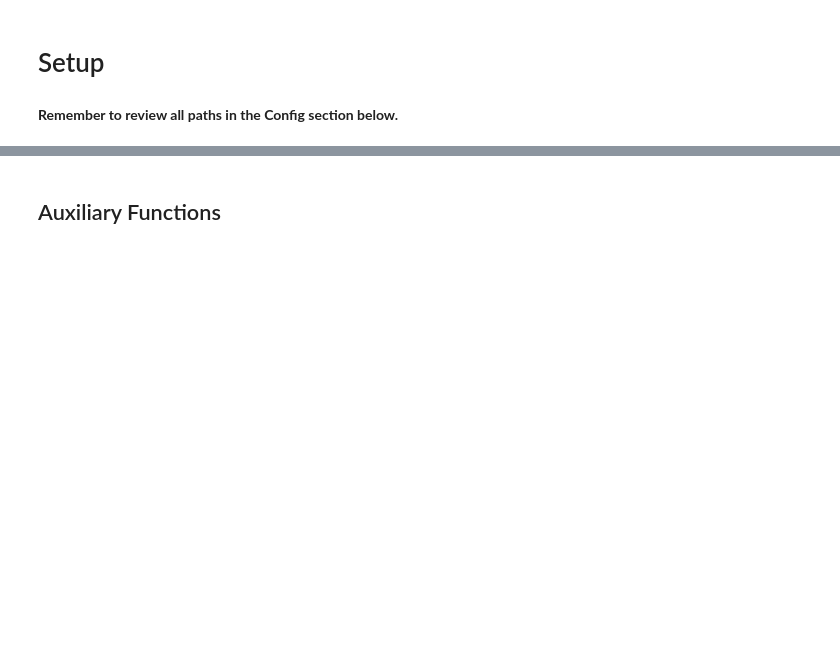
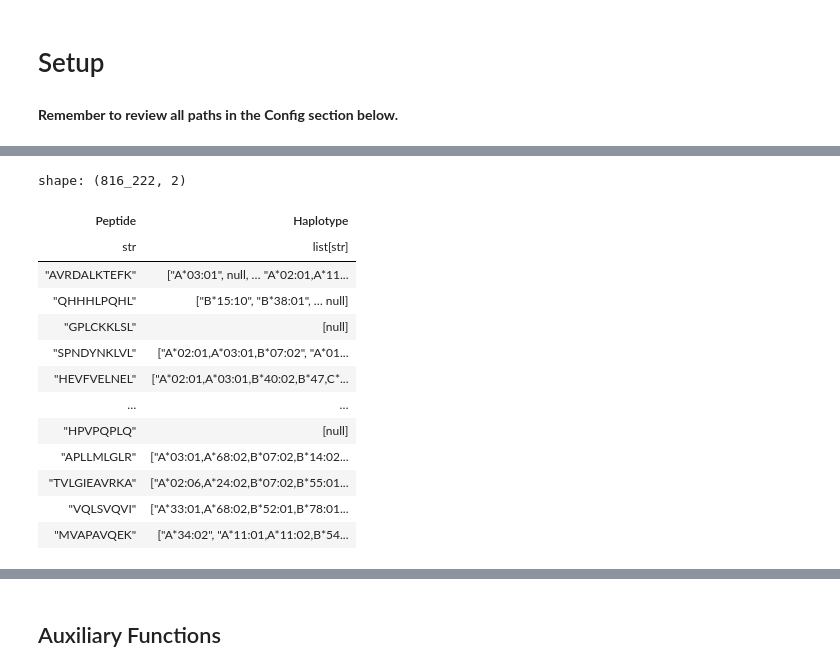
Before and after one commit to immuno-informatics/carmen-analysis, a Jupyter notebook: scripts/analysis_data_generation_and_figures_1.ipynb, the cells around one changed output, grey strips where cells are left out. Saved outputs shown, nothing was run; the diff lists cells and outputs as text; code cells hidden in the pictures; blank space fills up the shorter version.

```diff
--- a/scripts/analysis_data_generation_and_figures_1.ipynb
+++ b/scripts/analysis_data_generation_and_figures_1.ipynb
@@ -289,0 +309,18 @@ np.random.seed(random_seed)
+# %%
+asd=db_main.group_by("Peptide").agg("Haplotype")
+asd
+# %% [output]
+shape: (816_222, 2)
+| Peptide | Haplotype |
+| str | list[str] |
+| "AVRDALKTEFK" | ["A*03:01", null, … "A*02:01,A*11... |
+| "QHHHLPQHL" | ["B*15:10", "B*38:01", … null] |
+| "GPLCKKLSL" | [null] |
+| "SPNDYNKLVL" | ["A*02:01,A*03:01,B*07:02", "A*01... |
+| "HEVFVELNEL" | ["A*02:01,A*03:01,B*40:02,B*47,C*... |
+| … | … |
+| "HPVPQPLQ" | [null] |
+| "APLLMLGLR" | ["A*03:01,A*68:02,B*07:02,B*14:02... |
+| "TVLGIEAVRKA" | ["A*02:06,A*24:02,B*07:02,B*55:01... |
+| "VQLSVQVI" | ["A*33:01,A*68:02,B*52:01,B*78:01... |
+| "MVAPAVQEK" | ["A*34:02", "A*11:01,A*11:02,B*54... |
```
Also changed, not shown: parts of 11 cells of this notebook, 7 other files.
